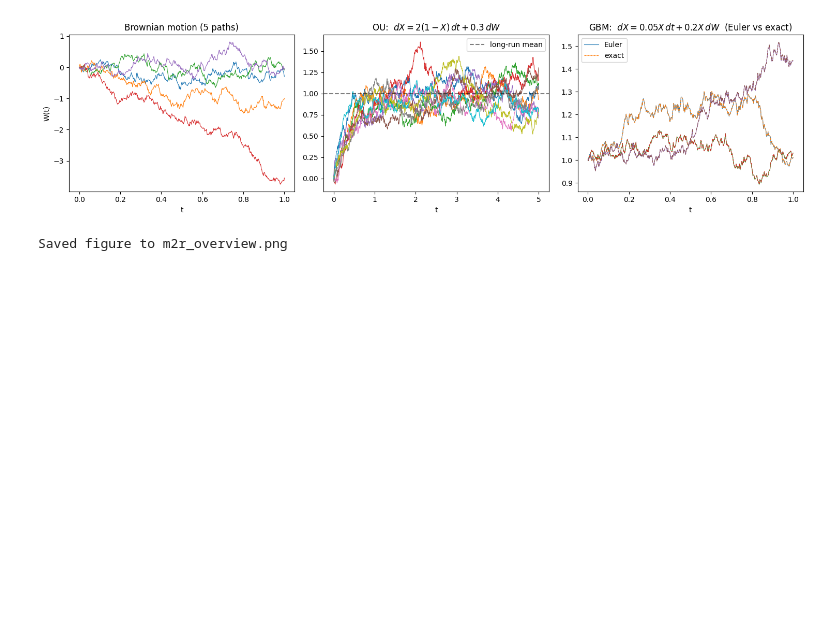
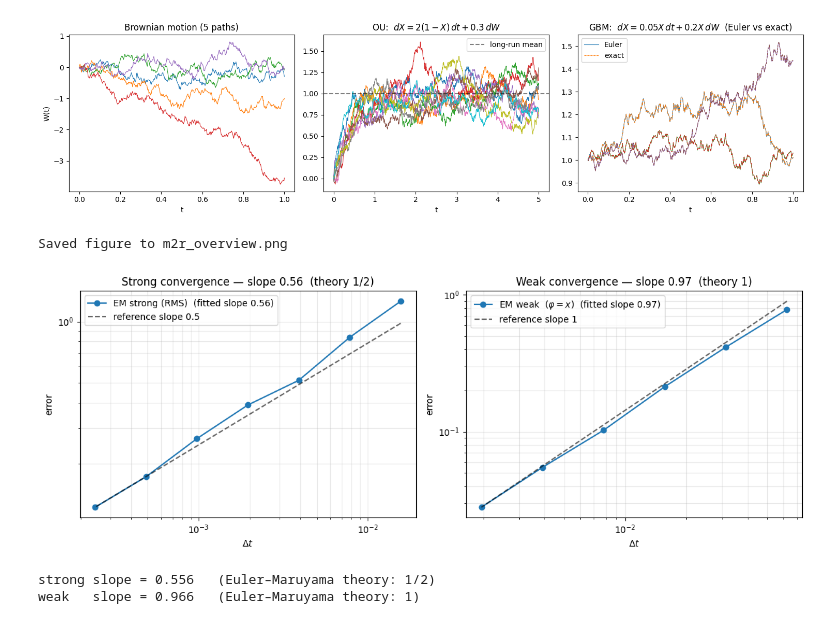
Before and after one commit to danielfostiak/JMCMathResearchProject, a Jupyter notebook: M2R_Initial_Computational_Analysis.ipynb, the cells around one changed output. Cells and saved outputs as stored; diff of their text form; code cells hidden in the pictures; blank space fills up the shorter version.

Commit message:
plots to show euler-maruyama theory results

```diff
--- a/M2R_Initial_Computational_Analysis.ipynb
+++ b/M2R_Initial_Computational_Analysis.ipynb
@@ -135,0 +181,32 @@ Saved figure to m2r_overview.png
+# %%
+#results
+X0, mu, sigma, T = 1.0, 2.0, 1.0, 1.0
+f, g = gbm(mu, sigma)
+scheme = lambda T, N, M, rng: euler_maruyama(f, g, X0, T, N, M=M, rng=rng, return_dW=True)
+exact  = lambda t, W: gbm_exact(X0, mu, sigma, t, W)
+
+Ns_strong = [64, 128, 256, 512, 1024, 2048, 4096]   # dt from 1/64 down to 1/4096
+Ns_weak   = [16, 32, 64, 128, 256, 512]
+
+ds, es, slope_s, _ = convergence_study(
+    lambda N: strong_error(scheme, exact, T, N, M=6000, rng=np.random.default_rng(0)),
+    Ns_strong, T)
+dw, ew, slope_w, _ = convergence_study(
+    lambda N: weak_error(scheme, exact, lambda x: x, T, N, M=30000, rng=np.random.default_rng(10)),
+    Ns_weak, T)
+
+fig, axes = plt.subplots(1, 2, figsize=(12, 4.5))
+loglog_convergence(ds, es, slope_s, "EM strong (RMS)", ref_order=0.5, ax=axes[0])
+axes[0].set_title(f"Strong convergence — slope {slope_s:.2f}  (theory 1/2)")
+loglog_convergence(dw, ew, slope_w, r"EM weak  ($\varphi=x$)", ref_order=1.0, ax=axes[1])
+axes[1].set_title(f"Weak convergence — slope {slope_w:.2f}  (theory 1)")
+plt.tight_layout()
+plt.savefig("m2r_convergence.png", dpi=120)
+plt.show()
+
+print(f"strong slope = {slope_s:.3f}   (Euler–Maruyama theory: 1/2)")
+print(f"weak   slope = {slope_w:.3f}   (Euler–Maruyama theory: 1)")
+# %% [output]
+[figure, added]
+strong slope = 0.556   (Euler–Maruyama theory: 1/2)
+weak   slope = 0.966   (Euler–Maruyama theory: 1)
```
Also changed, not shown: parts of 1 cell of this notebook, 2 other files.
